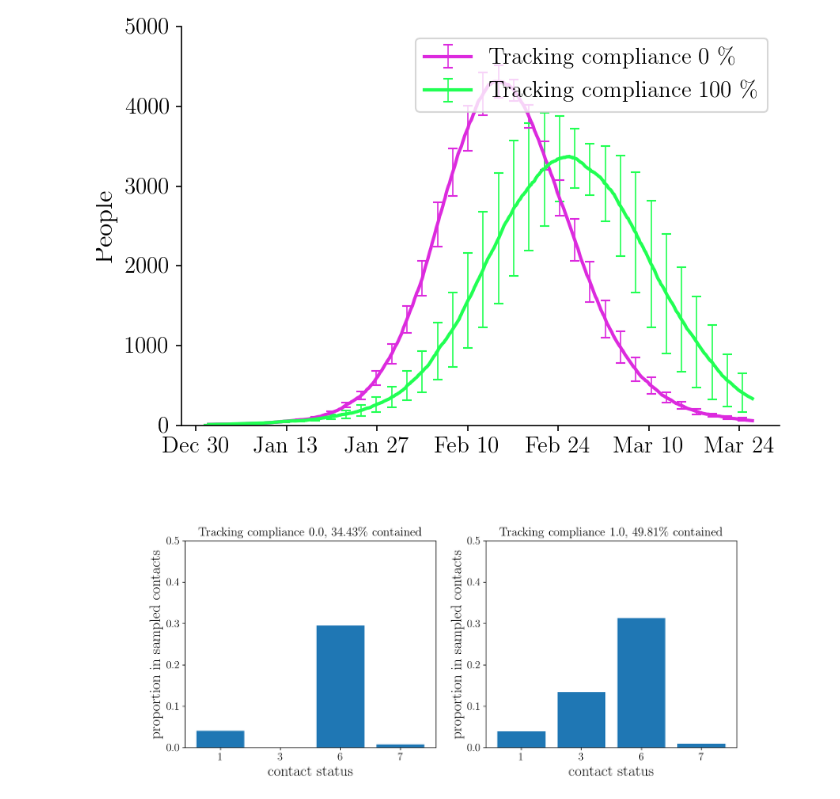
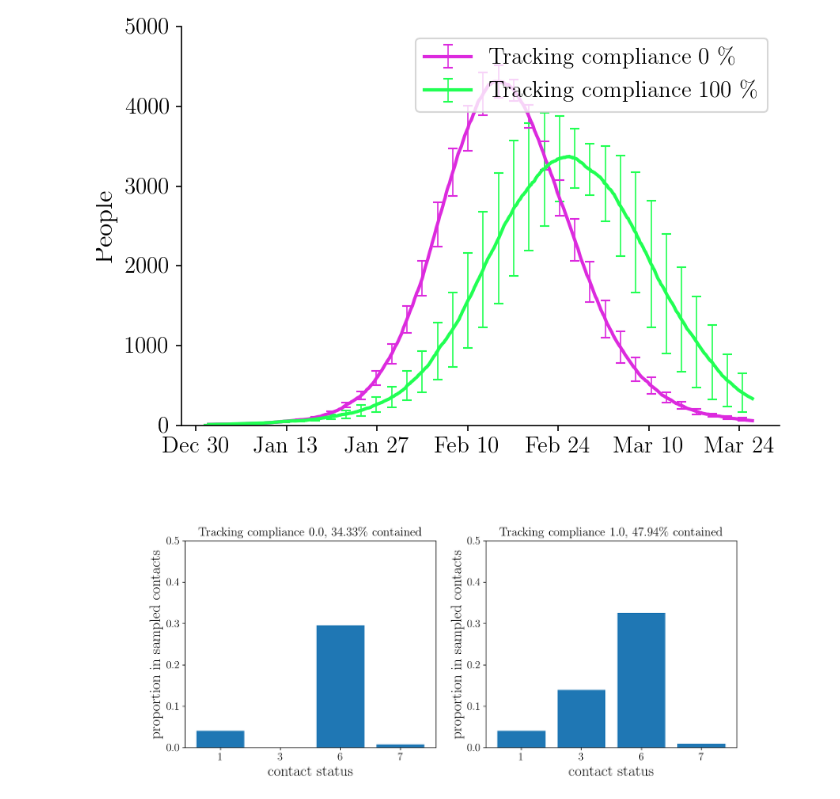
Before and after one commit to stanfordfuturebay/simulator, a Jupyter notebook: sim/Plot.ipynb, the cells around one changed output. Drawn from its saved outputs; the diff is of its cells as text; code cells hidden in the pictures.

```diff
--- a/sim/Plot.ipynb
+++ b/sim/Plot.ipynb
@@ -89,7 +89,7 @@ for j, policy in enumerate(['advanced']):
         summaries_,
         titles=titles_SD_6_,
         figtitle=(f'Infections for compliance levels for ' + policy + ' individuals compliant with contact-tracing'),
-        filename=runstr + f'SD_6{j}',
+        filename=runstr + f'SD_6{j}'+'contact_details_1',
         figsize=FIGSIZE, acc=500,
         ymax=5000, errorevery=14)
 # %% [output]
@@ -111,38 +111,41 @@ import matplotlib.pyplot as plt
 rpts = 2
 p_compliance = [0.0, 1.0]
 measures_deployed = [1,3,6,7]
+summaries_SD_6 = load_summary('contact_record_test_1.pk')
 for j, policy in enumerate(['advanced']):
     summaries_ = summaries_SD_6[policy]
     f,axs = plt.subplots(1,2,figsize = (13,5))
     for s, summary in enumerate(summaries_):
         counts = np.zeros((10,))
+        num_contacts = 0
         for r in range(rpts):
+            num_contacts += len(summary.mob[r])
             for contact in summary.mob[r]:
                 if (not contact.data['i_contained']) and (not contact.data['j_contained'] ):
                     counts[9] += 1
                 else:
                     for i in range(6):
                         if (i in contact.data['i_contained_by']) or (i in contact.data['j_contained_by']):
                             counts[i] += 1
                     if ('resi/dead' in contact.data['i_contained_by']) or ('resi/dead' in contact.data['j_contained_by']):
                         counts[6] += 1
                     if ('hosp' in contact.data['i_contained_by']) or ('hosp' in contact.data['j_contained_by']):
                         counts[7] += 1
                     if ('site_measures' in contact.data['i_contained_by']) or ('site_measures' in contact.data['j_contained_by']):
                         counts[8] += 1
-        counts /= np.sum(counts)
+        counts /= num_contacts
         axs[s].bar(range(1,len(measures_deployed)+1),counts[measures_deployed])
         axs[s].set_title('Tracking compliance '+str(p_compliance[s])+', '+ str(round((1-counts[9])*100,2))+'\% contained')
         axs[s].set_xlabel('contact status',fontsize = 20)
         axs[s].set_ylabel('proportion in sampled contacts',fontsize = 20)
         axs[s].set_xticks(range(1,len(measures_deployed)+1))
         axs[s].set_xticklabels(measures_deployed)
         axs[s].set_ylim(0,0.5)
 #plt.tight_layout()
 #plt.savefig('plots/contact_details.png',dpi=300)
 plt.show()
 # %% [output]
-[figure, old version]
+[figure, new version]
 # %%
 # TODO: Plot results of experiments_essential_fixed.py
 c=0
```
